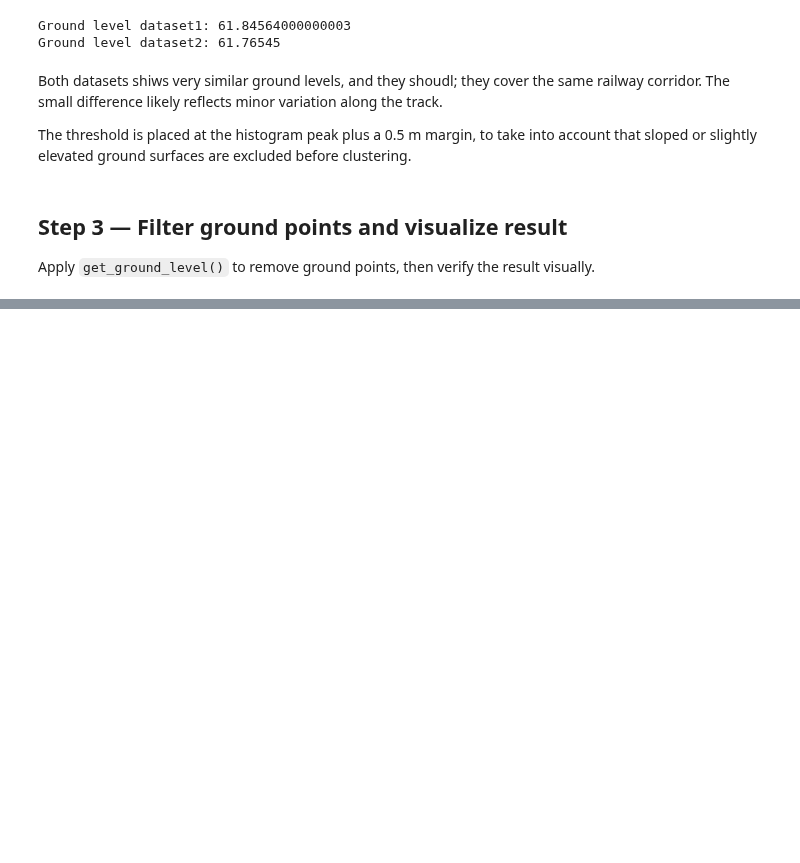
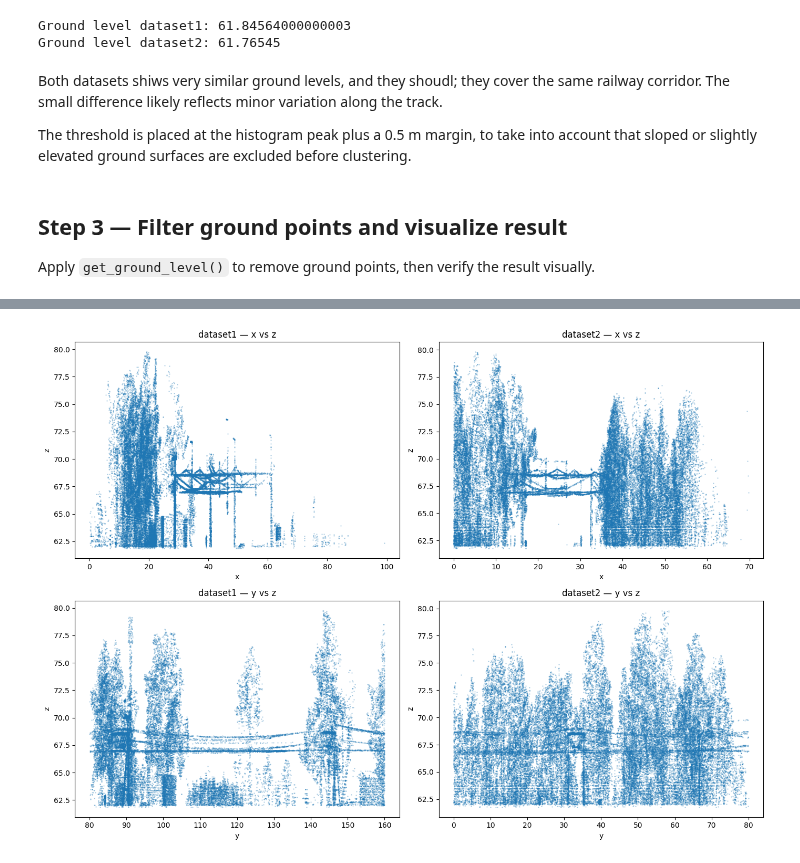
Before and after one commit to MattiasLinder/project-LTU-5, a Jupyter notebook: task1_ground_level.ipynb, the cells around one changed output, grey strips where cells are left out. Saved outputs shown, nothing was run; the diff lists cells and outputs as text; code cells hidden in the pictures; blank space fills up the shorter version.

```diff
--- a/task1_ground_level.ipynb
+++ b/task1_ground_level.ipynb
@@ -109,0 +99,25 @@ dataset2: 84588 points → 65608 above ground (77.6%)
+# %%
+fig, axes = plt.subplots(2, 2, figsize=(14, 10))
+
+# x vs z
+axes[0,0].scatter(pcd1_above[:,0], pcd1_above[:,2], s=0.5, alpha=0.3)
+axes[0,0].set_title("dataset1 — x vs z")
+axes[0,0].set_xlabel("x"); axes[0,0].set_ylabel("z")
+
+axes[0,1].scatter(pcd2_above[:,0], pcd2_above[:,2], s=0.5, alpha=0.3)
+axes[0,1].set_title("dataset2 — x vs z")
+axes[0,1].set_xlabel("x"); axes[0,1].set_ylabel("z")
+
+# y vs z
+axes[1,0].scatter(pcd1_above[:,1], pcd1_above[:,2], s=0.5, alpha=0.3)
+axes[1,0].set_title("dataset1 — y vs z")
+axes[1,0].set_xlabel("y"); axes[1,0].set_ylabel("z")
+
+axes[1,1].scatter(pcd2_above[:,1], pcd2_above[:,2], s=0.5, alpha=0.3)
+axes[1,1].set_title("dataset2 — y vs z")
+axes[1,1].set_xlabel("y"); axes[1,1].set_ylabel("z")
+
+plt.tight_layout()
+plt.show()
+# %% [output]
+[figure, added]
```
Also changed, not shown: parts of 3 cells of this notebook, 6 other files.
